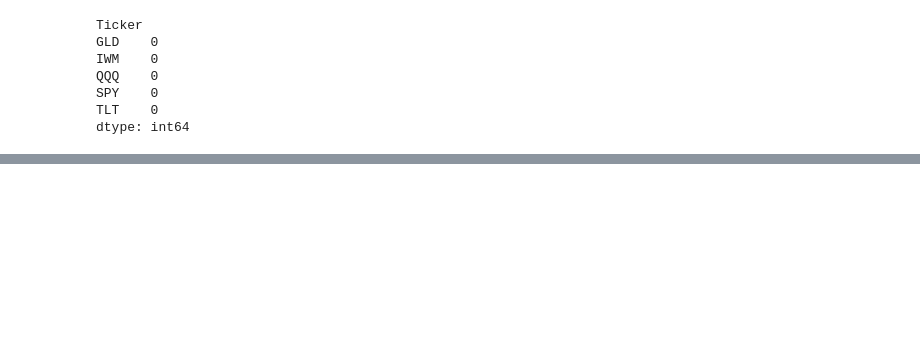
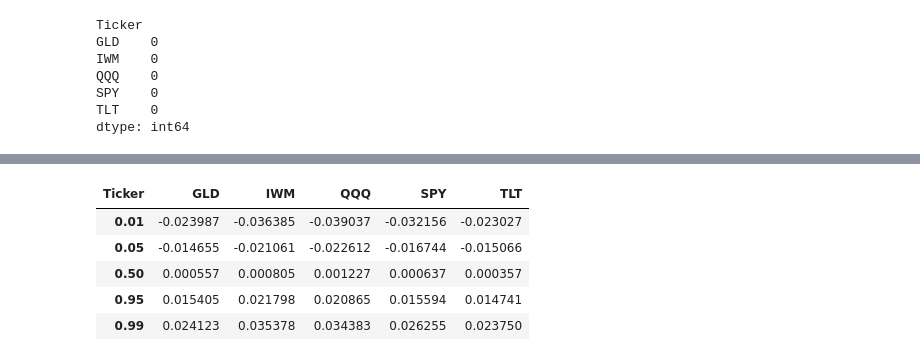
Before and after one commit to VineedMindForge/quantitative-risk-model-validation, a Jupyter notebook: project_01_market_risk_engine/notebooks/01_market_data_and_returns.ipynb, the cells around one changed output, grey strips where cells are left out. Drawn from its saved outputs; the diff is of its cells as text; code cells hidden in the pictures; blank space fills up the shorter version.

```diff
--- a/project_01_market_risk_engine/notebooks/01_market_data_and_returns.ipynb
+++ b/project_01_market_risk_engine/notebooks/01_market_data_and_returns.ipynb
@@ -83,0 +260,9 @@ dtype: int64
+# %%
+returns.quantile([0.01, 0.05, 0.50, 0.95, 0.99])
+# %% [output]
+| Ticker | GLD | IWM | QQQ | SPY | TLT |
+| 0.01 | -0.023987 | -0.036385 | -0.039037 | -0.032156 | -0.023027 |
+| 0.05 | -0.014655 | -0.021061 | -0.022612 | -0.016744 | -0.015066 |
+| 0.50 | 0.000557 | 0.000805 | 0.001227 | 0.000637 | 0.000357 |
+| 0.95 | 0.015405 | 0.021798 | 0.020865 | 0.015594 | 0.014741 |
+| 0.99 | 0.024123 | 0.035378 | 0.034383 | 0.026255 | 0.023750 |
```
Also changed, not shown: parts of 22 cells of this notebook, 5 other files.
